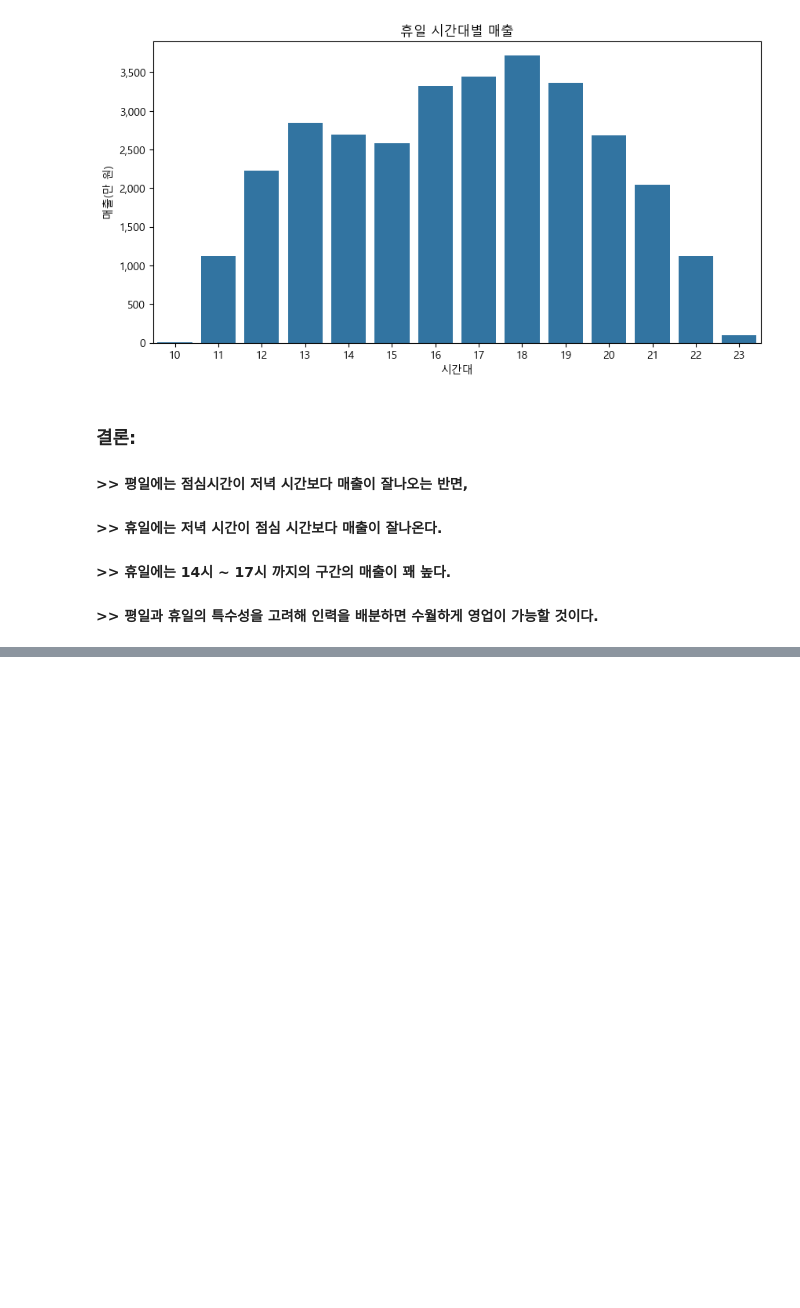
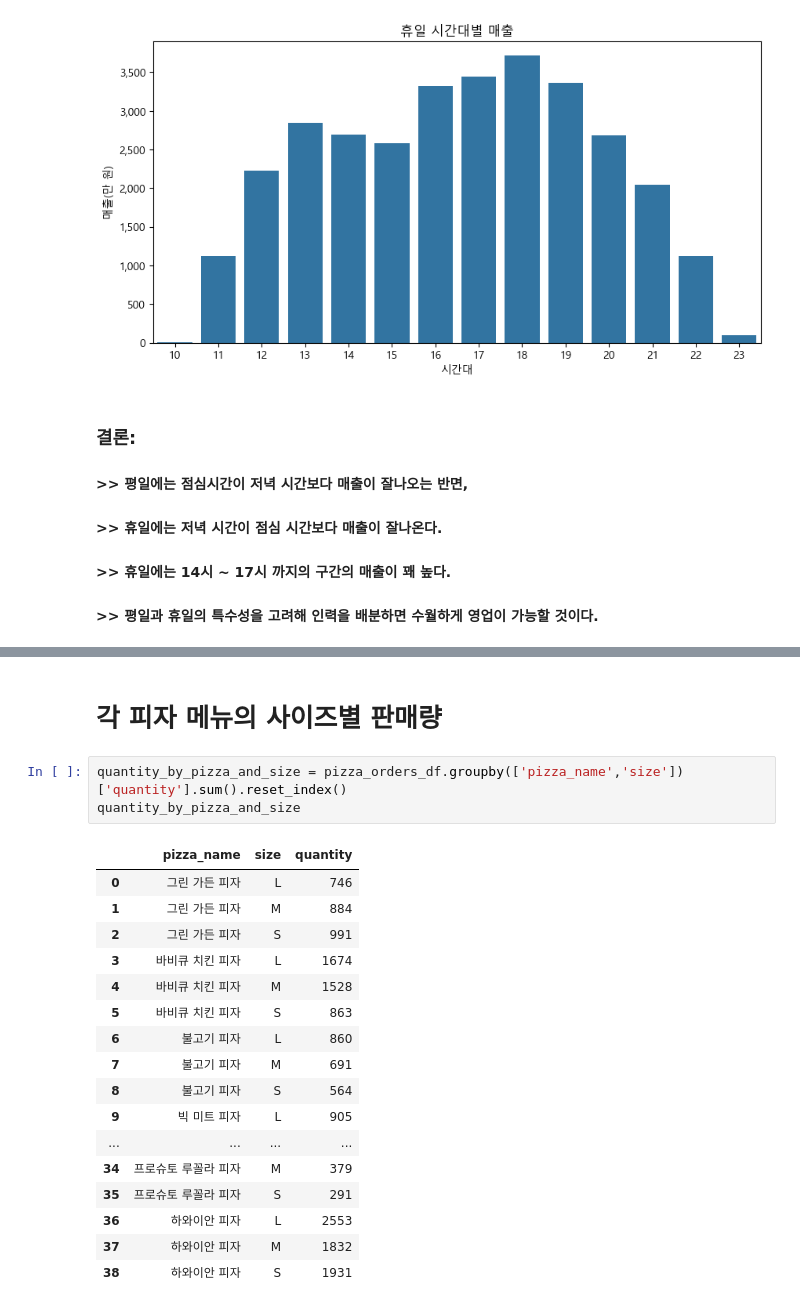
Before and after one commit to changdoong/learning-projects, a Jupyter notebook: pizza_df/pizza_df.ipynb, the cells around one changed output, grey strips where cells are left out. Drawn from its saved outputs; the diff is of its cells as text; blank space fills up the shorter version.

```diff
--- a/pizza_df/pizza_df.ipynb
+++ b/pizza_df/pizza_df.ipynb
@@ -423,0 +491,23 @@ plt.show()
+# %% [markdown]
+# 각 피자 메뉴의 사이즈별 판매량
+# %%
+quantity_by_pizza_and_size = pizza_orders_df.groupby(['pizza_name','size'])['quantity'].sum().reset_index()
+quantity_by_pizza_and_size
+# %% [output]
+|  | pizza_name | size | quantity |
+| 0 | 그린 가든 피자 | L | 746 |
+| 1 | 그린 가든 피자 | M | 884 |
+| 2 | 그린 가든 피자 | S | 991 |
+| 3 | 바비큐 치킨 피자 | L | 1674 |
+| 4 | 바비큐 치킨 피자 | M | 1528 |
+| 5 | 바비큐 치킨 피자 | S | 863 |
+| 6 | 불고기 피자 | L | 860 |
+| 7 | 불고기 피자 | M | 691 |
+| 8 | 불고기 피자 | S | 564 |
+| 9 | 빅 미트 피자 | L | 905 |
+| ... | ... | ... | ... |
+| 34 | 프로슈토 루꼴라 피자 | M | 379 |
+| 35 | 프로슈토 루꼴라 피자 | S | 291 |
+| 36 | 하와이안 피자 | L | 2553 |
+| 37 | 하와이안 피자 | M | 1832 |
+| 38 | 하와이안 피자 | S | 1931 |
```
Also changed, not shown: parts of 9 cells of this notebook.
